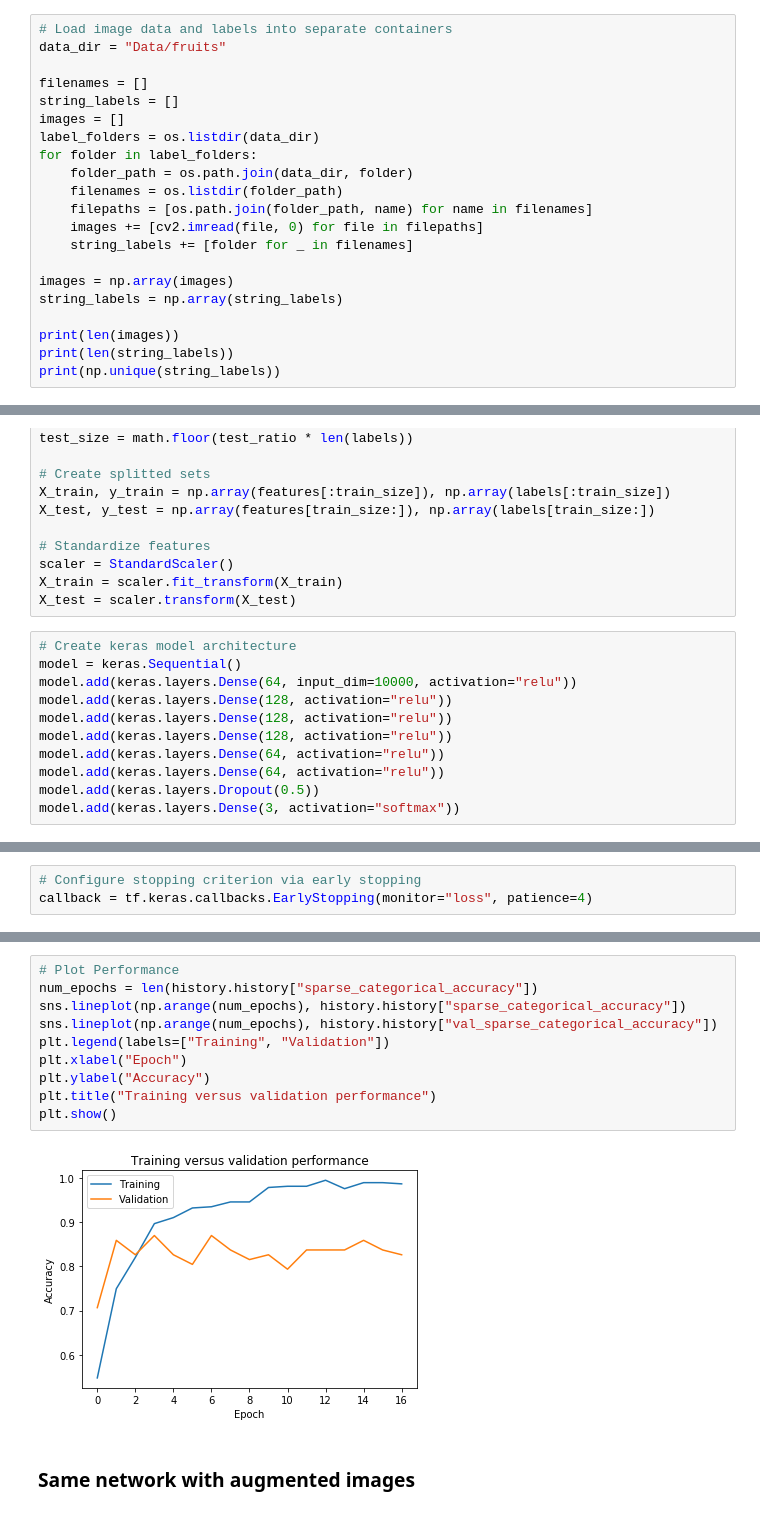
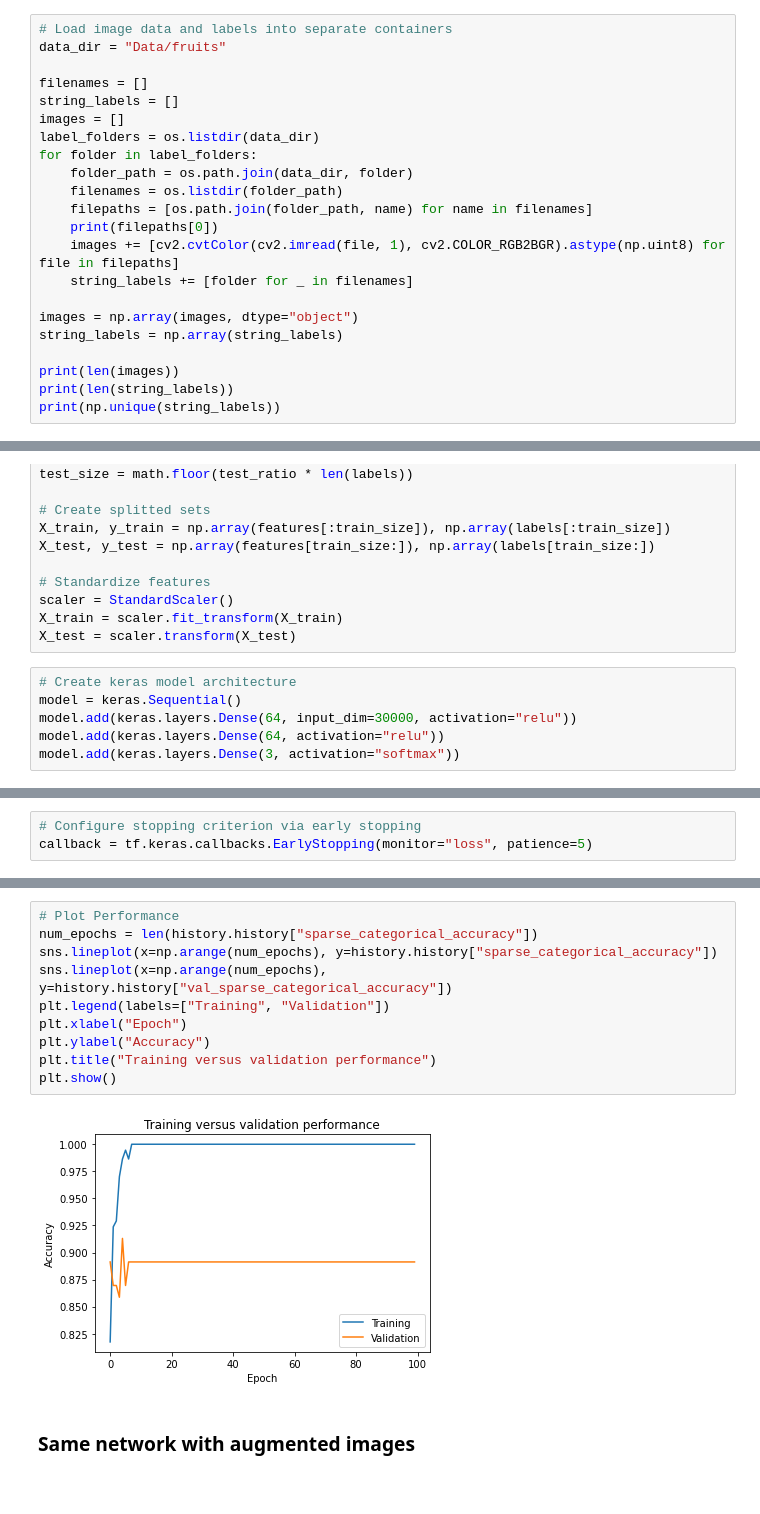
Before and after one commit to cspielvogel/Computer_Vision_Lecture_Notebooks, a Jupyter notebook: Jupyter-notebooks_Deep_Learning/09_Deep_Learning.ipynb, the cells around one changed output, grey strips where cells are left out. Saved outputs shown, nothing was run; the diff lists cells and outputs as text.

```diff
--- a/Jupyter-notebooks_Deep_Learning/09_Deep_Learning.ipynb
+++ b/Jupyter-notebooks_Deep_Learning/09_Deep_Learning.ipynb
@@ -68,10 +66,11 @@ for folder in label_folders:
     folder_path = os.path.join(data_dir, folder)
     filenames = os.listdir(folder_path)
     filepaths = [os.path.join(folder_path, name) for name in filenames]
-    images += [cv2.imread(file, 0) for file in filepaths]
+    print(filepaths[0])
+    images += [cv2.cvtColor(cv2.imread(file, 1), cv2.COLOR_RGB2BGR).astype(np.uint8) for file in filepaths]
     string_labels += [folder for _ in filenames]
 
-images = np.array(images)
+images = np.array(images, dtype="object")
 string_labels = np.array(string_labels)
 
 print(len(images))
@@ -166,13 +172,8 @@ X_test = scaler.transform(X_test)
 # %%
 # Create keras model architecture
 model = keras.Sequential()
-model.add(keras.layers.Dense(64, input_dim=10000, activation="relu"))
-model.add(keras.layers.Dense(128, activation="relu"))
-model.add(keras.layers.Dense(128, activation="relu"))
-model.add(keras.layers.Dense(128, activation="relu"))
+model.add(keras.layers.Dense(64, input_dim=30000, activation="relu"))
 model.add(keras.layers.Dense(64, activation="relu"))
-model.add(keras.layers.Dense(64, activation="relu"))
-model.add(keras.layers.Dropout(0.5))
 model.add(keras.layers.Dense(3, activation="softmax"))
 # %%
 # Create model
@@ -182,6 +183,6 @@ model.compile(optimizer=tf.keras.optimizers.Adam(),
 # %%
 # Configure stopping criterion via early stopping
-callback = tf.keras.callbacks.EarlyStopping(monitor="loss", patience=4)
+callback = tf.keras.callbacks.EarlyStopping(monitor="loss", patience=5)
 # %%
 # Train model
 history = model.fit(X_train,
@@ -224,15 +225,15 @@ ACC: 0.78
 # %%
 # Plot Performance
 num_epochs = len(history.history["sparse_categorical_accuracy"])
-sns.lineplot(np.arange(num_epochs), history.history["sparse_categorical_accuracy"])
-sns.lineplot(np.arange(num_epochs), history.history["val_sparse_categorical_accuracy"])
+sns.lineplot(x=np.arange(num_epochs), y=history.history["sparse_categorical_accuracy"])
+sns.lineplot(x=np.arange(num_epochs), y=history.history["val_sparse_categorical_accuracy"])
 plt.legend(labels=["Training", "Validation"])
 plt.xlabel("Epoch")
 plt.ylabel("Accuracy")
 plt.title("Training versus validation performance")
 plt.show()
 # %% [output]
-[figure, old version]
+[figure, new version]
 # %% [markdown]
 ### Same network with augmented images
 # %%
```
Also changed, not shown: parts of 24 cells of this notebook, 1 other file.
